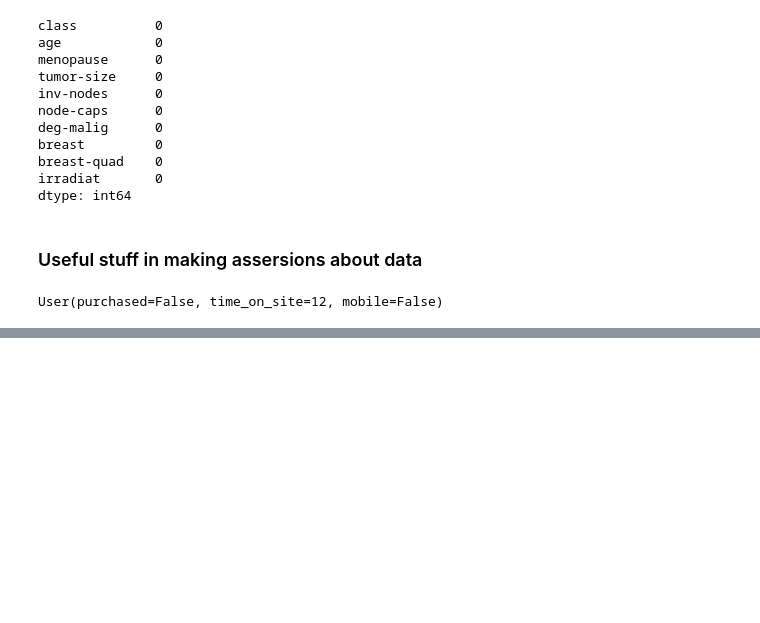
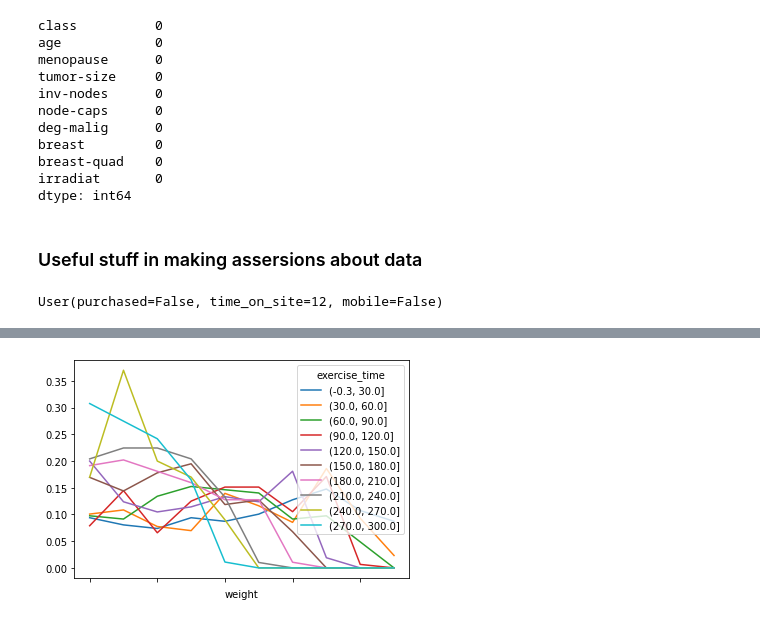
Before and after one commit to mikedcurry/0_ds_review_notebooks_stats, a Jupyter notebook: 110_Section_Review_Notes.ipynb, the cells around one changed output, grey strips where cells are left out. Saved outputs shown, nothing was run; the diff lists cells and outputs as text; code cells hidden in the pictures; blank space fills up the shorter version.

```diff
--- a/110_Section_Review_Notes.ipynb
+++ b/110_Section_Review_Notes.ipynb
@@ -235,0 +243,4 @@ pd.crosstab(user_df['purchased'], user_df['mobile'], normalize='columns')
+# %%
+url = 'https://raw.githubusercontent.com/LambdaSchool/DS-Unit-1-Sprint-1-Dealing-With-Data/master/module3-databackedassertions/persons.csv'
+persons = pd.read_csv(url)
+persons.head()
@@ -235,0 +254,10 @@ pd.crosstab(user_df['purchased'], user_df['mobile'], normalize='columns')
+# %%
+age_bins = pd.cut(persons['age'], 10)
+weight_bins = pd.cut(persons['weight'], 10)
+duration_bins = pd.cut(persons['exercise_time'], 10)
+# %%
+ct = pd.crosstab(weight_bins, duration_bins, normalize='columns')
+# %%
+ct.plot();
+# %% [output]
+[figure, added]
```
Also changed, not shown: parts of 39 cells of this notebook.
